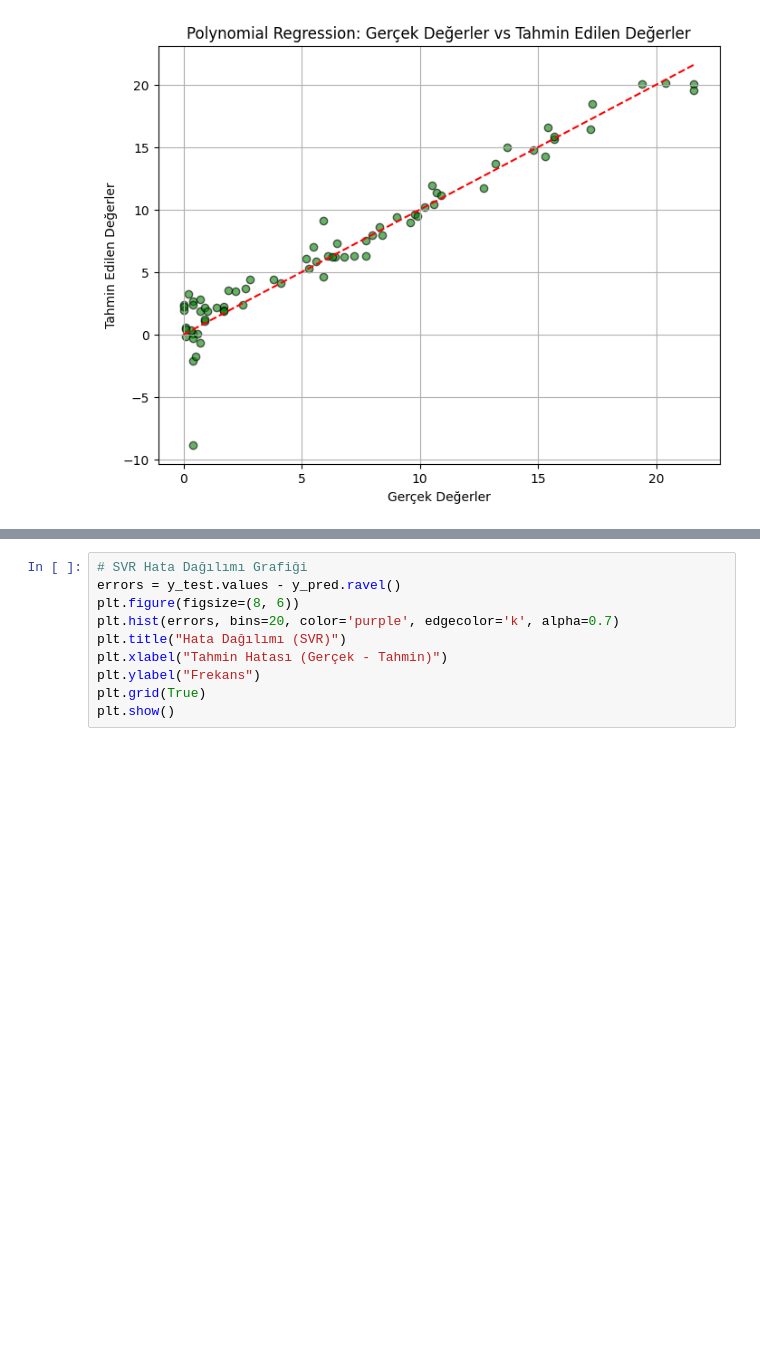
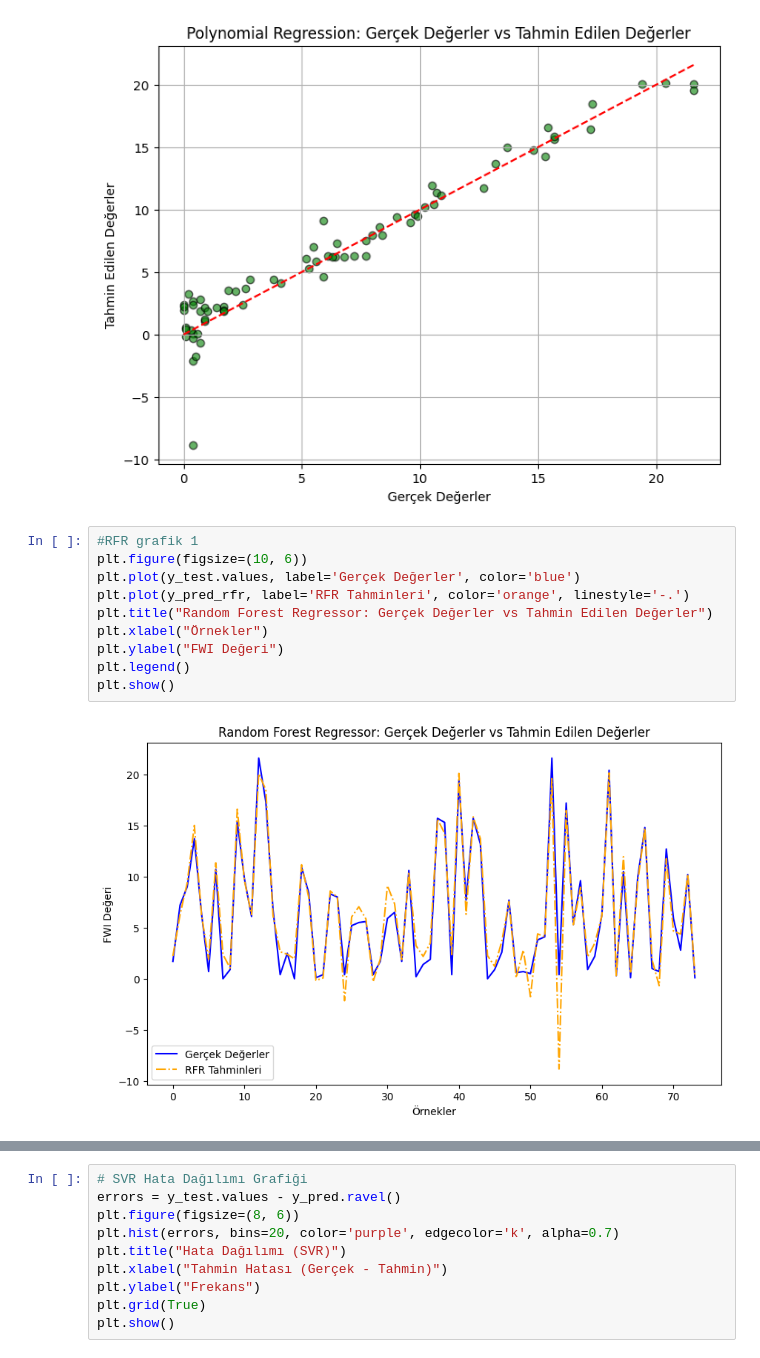
Before and after one commit to cebel-irem/Algerian_Forest_Fires, a Jupyter notebook: 20217170032_İremNur_CEBEL.ipynb, the cells around one changed output, grey strips where cells are left out. Cells and saved outputs as stored; diff of their text form; blank space fills up the shorter version.

```diff
--- a/20217170032_İremNur_CEBEL.ipynb
+++ b/20217170032_İremNur_CEBEL.ipynb
@@ -457,3 +490,15 @@ plt.grid(True)
 plt.show()
 # %% [output]
 [figure]
+# %%
+#RFR grafik 1
+plt.figure(figsize=(10, 6))
+plt.plot(y_test.values, label='Gerçek Değerler', color='blue')
+plt.plot(y_pred_rfr, label='RFR Tahminleri', color='orange', linestyle='-.')
+plt.title("Random Forest Regressor: Gerçek Değerler vs Tahmin Edilen Değerler")
+plt.xlabel("Örnekler")
+plt.ylabel("FWI Değeri")
+plt.legend()
+plt.show()
+# %% [output]
+[figure, added]
```
Also changed, not shown: parts of 12 cells of this notebook.
